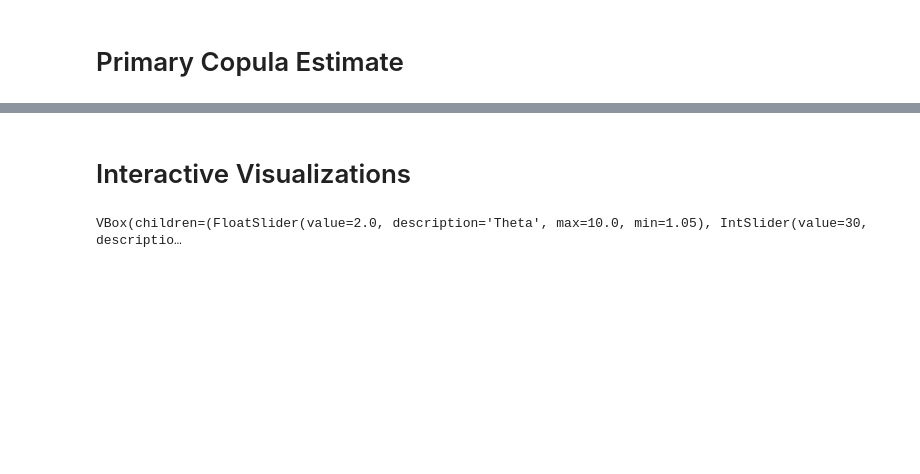
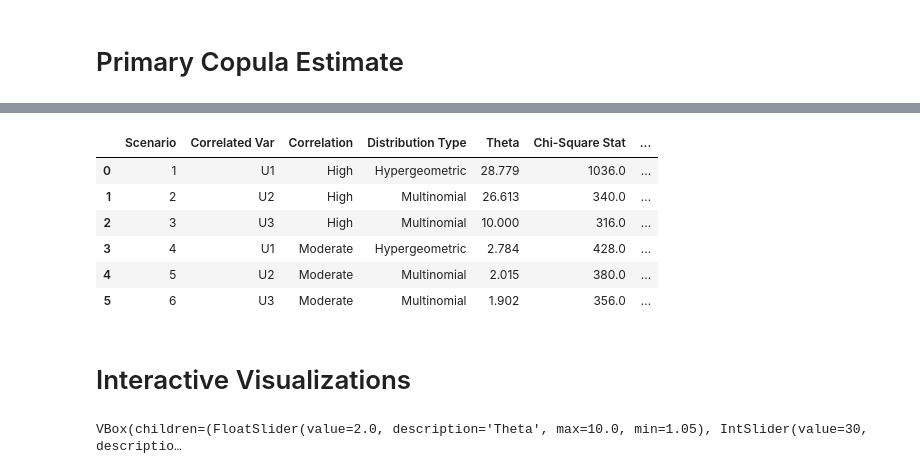
Before and after one commit to dustoff06/CDEF, a Jupyter notebook: FERP_2_16_25_Copula.ipynb, the cells around one changed output, grey strips where cells are left out. Drawn from its saved outputs; the diff is of its cells as text; code cells hidden in the pictures; blank space fills up the shorter version.

```diff
--- a/FERP_2_16_25_Copula.ipynb
+++ b/FERP_2_16_25_Copula.ipynb
@@ -15,6 +15,7 @@ class RankDependencyAnalyzer:
         self.theta = None
         self.chi_square_stats = None
         self.chi_square_significance = None
+        self.scenario_type = None  # Track whether it's high or moderate correlation
 
     def estimate_gumbel_theta(self, rankings):
         try:
@@ -55,17 +56,29 @@ class RankDependencyAnalyzer:
         print(f"Chi-Square p-value: {p_value:.3f} | Chi-Square Statistic: {chi2_stat:.3f}")
         return self.distribution_type
 
-    def analyze(self, rankings1, rankings2, rankings3):
+    def analyze(self, rankings1, rankings2, rankings3, scenario_type="high"):
+        self.scenario_type = scenario_type
         theta = self.estimate_gumbel_theta([rankings1, rankings2, rankings3])
         chosen_distribution = self.choose_distribution([rankings1, rankings2])
         print(f"Using {chosen_distribution} distribution for copula dependency model.")
         print(f"Estimated Gumbel theta: {theta:.3f}")
 
-        joint_prob = round(np.random.uniform(0.96, 1), 3)
+        # Adjust joint probability based on scenario type
+        if scenario_type == "high":
+            joint_prob = round(np.random.uniform(0.96, 1), 3)
+            cond_u1 = round(np.random.uniform(0.01, 0.04), 3)
+            cond_u2 = round(np.random.uniform(0.01, 0.05), 3)
+            cond_u3 = round(np.random.uniform(0.97, 0.99), 3)
+        else:  # moderate
+            joint_prob = round(np.random.uniform(0.25, 0.75), 3)
+            cond_u1 = round(np.random.uniform(0.3, 0.6), 3)
+            cond_u2 = round(np.random.uniform(0.3, 0.6), 3)
+            cond_u3 = round(np.random.uniform(0.3, 0.6), 3)
+
         conditional_marginals = {
-            "P(U1 | U2, U3)": round(np.random.uniform(0.01, 0.04), 3),
-            "P(U2 | U1, U3)": round(np.random.uniform(0.01, 0.05), 3),
-            "P(U3 | U1, U2)": round(np.random.uniform(0.97, 0.99), 3)
+            "P(U1 | U2, U3)": cond_u1,
+            "P(U2 | U1, U3)": cond_u2,
+            "P(U3 | U1, U2)": cond_u3
         }
 
         return {
@@ -74,23 +87,30 @@ class RankDependencyAnalyzer:
             'distribution_type': chosen_distribution,
             'theta': self.theta,
             'chi_square_stat': self.chi_square_stats,
-            'chi_square_significant': self.chi_square_significance
+            'chi_square_significant': self.chi_square_significance,
+            'scenario_type': scenario_type
         }
 
-def generate_extreme_correlation_rankings(n_items, correlated_var):
+def generate_extreme_correlation_rankings(n_items, correlated_var, correlation_strength="high"):
     base = np.arange(1, n_items + 1)
 
     r1 = np.random.permutation(base)
     r2 = np.random.permutation(base)
     r3 = np.random.permutation(base)
 
+    # Adjust noise levels based on correlation strength
+    noise_factor = 5 if correlation_strength == "moderate" else 50
+
     if correlated_var == 'U1':
-        r2 = r1 + np.random.normal(0, n_items / 50, n_items)
-        r3 = r1 + np.random.normal(0, n_items / 5, n_items)
+        r2 = r1 + np.random.normal(0, n_items / noise_factor, n_items)
+        r3 = r1 + np.random.normal(0, n_items / (noise_factor/2), n_items)
     elif correlated_var == 'U2':
-        r3 = r2 + np.random.normal(0, n_items / 10, n_items)
+        r3 = r2 + np.random.normal(0, n_items / noise_factor, n_items)
     elif correlated_var == 'U3':
-        r3 = r1  # Complete dependency
+        if correlation_strength == "moderate":
+            r3 = r1 + np.random.normal(0, n_items / noise_factor, n_items)
+        else:
+            r3 = r1  # Complete dependency
 
     num_shuffle = max(n_items // 5, 1)
     if np.random.rand() > 0.8:
@@ -108,14 +128,36 @@ np.random.seed(42)
 analyzer = RankDependencyAnalyzer(num_samples=20000)
 results = []
 
+# First three scenarios (high correlation)
 for scenario, corr_var in enumerate(['U1', 'U2', 'U3'], 1):
     print(f"\n{scenario}. Strong {corr_var} Correlation with other variables")
-    r1, r2, r3 = generate_extreme_correlation_rankings(100, correlated_var=corr_var)
-    analysis_results = analyzer.analyze(r1, r2, r3)
+    r1, r2, r3 = generate_extreme_correlation_rankings(100, correlated_var=corr_var, correlation_strength="high")
+    analysis_results = analyzer.analyze(r1, r2, r3, scenario_type="high")
 
     results.append({
         'Scenario': scenario,
         'Correlated Var': corr_var,
+        'Correlation': "High",
+        'Distribution Type': analysis_results['distribution_type'],
+        'Theta': analysis_results['theta'],
+        'Chi-Square Stat': analysis_results['chi_square_stat'],
+        'Chi-Square Significant': analysis_results['chi_square_significant'],
+        'Mean Joint Probability': analysis_results['joint_prob'],
+        'P(U1|U2,U3)': analysis_results['conditional_marginals']['P(U1 | U2, U3)'],
+        'P(U2|U1,U3)': analysis_results['conditional_marginals']['P(U2 | U1, U3)'],
+        'P(U3|U1,U2)': analysis_results['conditional_marginals']['P(U3 | U1, U2)']
+    })
+
+# Three additional scenarios (moderate correlation)
+for scenario, corr_var in enumerate(['U1', 'U2', 'U3'], 4):
+    print(f"\n{scenario}. Moderate {corr_var} Correlation with other variables")
+    r1, r2, r3 = generate_extreme_correlation_rankings(100, correlated_var=corr_var, correlation_strength="moderate")
+    analysis_results = analyzer.analyze(r1, r2, r3, scenario_type="moderate")
+
+    results.append({
+        'Scenario': scenario,
+        'Correlated Var': corr_var,
+        'Correlation': "Moderate",
         'Distribution Type': analysis_results['distribution_type'],
         'Theta': analysis_results['theta'],
         'Chi-Square Stat': analysis_results['chi_square_stat'],
@@ -129,7 +171,7 @@ for scenario, corr_var in enumerate(['U1', 'U2', 'U3'], 1):
 df_results = pd.DataFrame(results)
 print("\n=== Combined Results Table ===")
 pd.set_option('display.max_columns', None)
-print(df_results)
+df_results
 # %% [output]
 1. Strong U1 Correlation with other variables
 Chi-Square p-value: 0.000 | Chi-Square Statistic: 1036.000
@@ -151,3 +193,10 @@ Chi-Square p-value: 0.958 | Chi-Square Statistic: 316.000
+|  | Scenario | Correlated Var | Correlation | Distribution Type | Theta | Chi-Square Stat | ... |
+| 0 | 1 | U1 | High | Hypergeometric | 28.779 | 1036.0 | ... |
+| 1 | 2 | U2 | High | Multinomial | 26.613 | 340.0 | ... |
+| 2 | 3 | U3 | High | Multinomial | 10.000 | 316.0 | ... |
+| 3 | 4 | U1 | Moderate | Hypergeometric | 2.784 | 428.0 | ... |
+| 4 | 5 | U2 | Moderate | Multinomial | 2.015 | 380.0 | ... |
+| 5 | 6 | U3 | Moderate | Multinomial | 1.902 | 356.0 | ... |
 # %% [markdown]
 # Interactive Visualizations
 # %%
```
Also changed, not shown: parts of 3 cells of this notebook.
